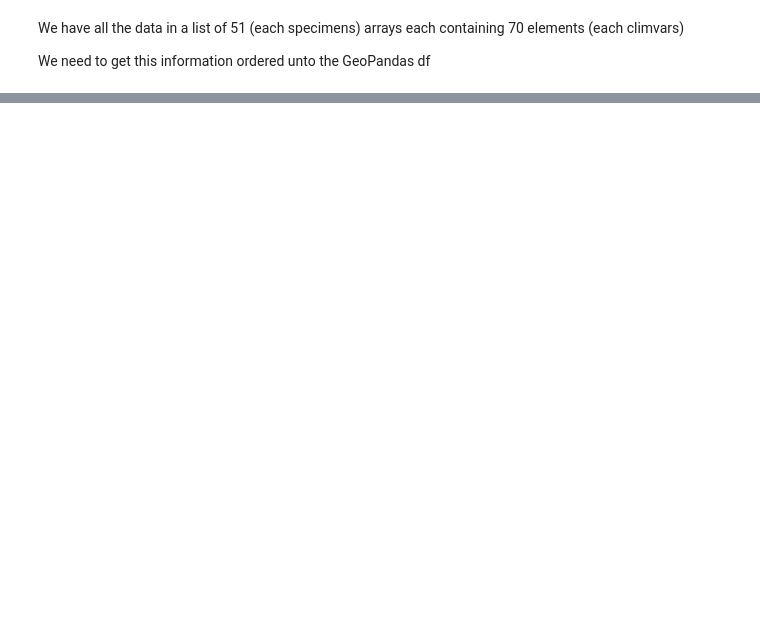
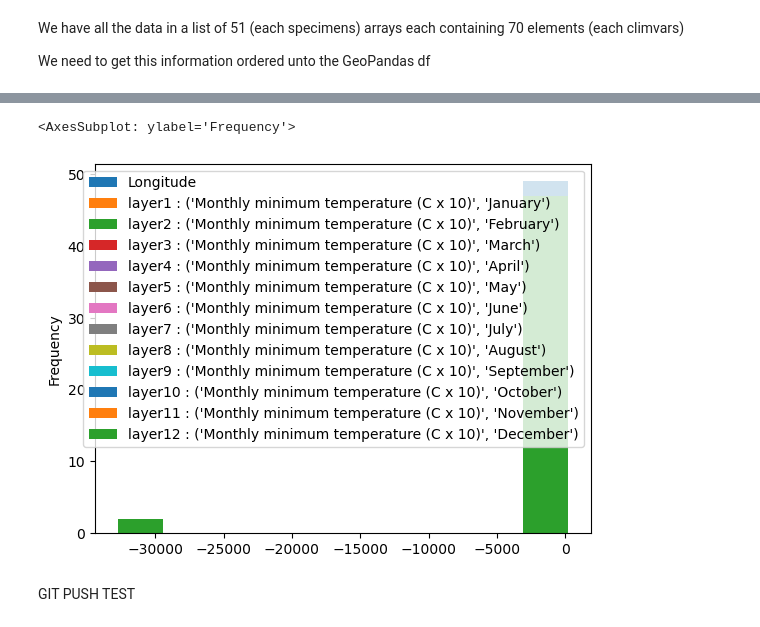
Before and after one commit to tahiri-lab/py_madaclim, a Jupyter notebook: src/data_exploration.ipynb, the cells around one changed output, grey strips where cells are left out. Cells and saved outputs as stored; diff of their text form; code cells hidden in the pictures; blank space fills up the shorter version.

```diff
--- a/src/data_exploration.ipynb
+++ b/src/data_exploration.ipynb
@@ -464,0 +469,5 @@ TODO: FIND A METHOD TO ITERATE OVER ARRAYS AND POPULATE DF
+# %%
+# Adding each layer has a column (layer num + units) for each specimen
+for i, (k, v) in enumerate(mada_layers.items()):
+    for j, specimen in enumerate(all_vals):
+        gdf_postions_all.loc[j, f"{k} : {v}"] = specimen[i]
@@ -464,0 +497,2 @@ TODO: FIND A METHOD TO ITERATE OVER ARRAYS AND POPULATE DF
+# %%
+gdf_postions_all = gdf_postions_all.drop([49, 50])
@@ -464,0 +556,13 @@ TODO: FIND A METHOD TO ITERATE OVER ARRAYS AND POPULATE DF
+# %%
+# Same format as df
+def get_layers(layers : dict, start : int, end : int):
+    if start <1 :
+        raise ValueError("Non-zero indexing for layers")
+    elif end > len(layers):
+        raise ValueError("Select a maximum that is within the range of layers")
+    else :
+        selected_layers = []
+        for i, (k, v) in enumerate(layers.items(), start=1):
+            if i >= start and i <= end:
+                selected_layers.append(f"{k} : {v}")
+        return selected_layers
@@ -464,0 +581,5 @@ TODO: FIND A METHOD TO ITERATE OVER ARRAYS AND POPULATE DF
+# %%
+# Subset df for layers 1 to 12
+monthly_min = gdf_postions_all.columns.to_list()[0:4] + get_layers(mada_layers, 1, 12)
+
+gdf_postions_all[monthly_min].head()
@@ -464,0 +593,7 @@ TODO: FIND A METHOD TO ITERATE OVER ARRAYS AND POPULATE DF
+# %%
+gdf_postions_all[monthly_min].plot.hist(bins=10)
+# %% [output]
+<AxesSubplot: ylabel='Frequency'>
+[figure, added]
+# %% [markdown]
+GIT PUSH TEST
```
Also changed, not shown: parts of 23 cells of this notebook.
